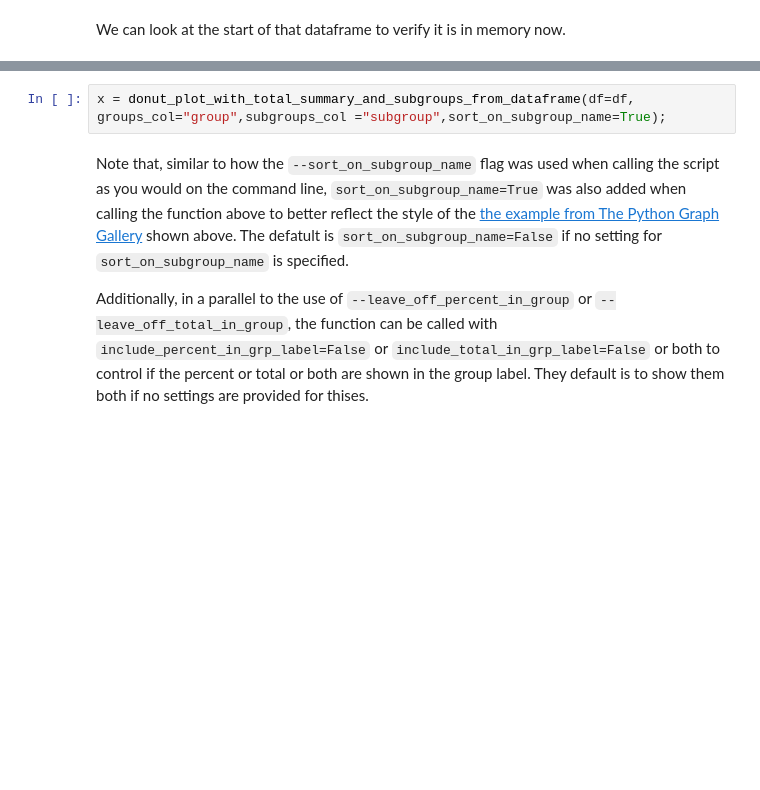
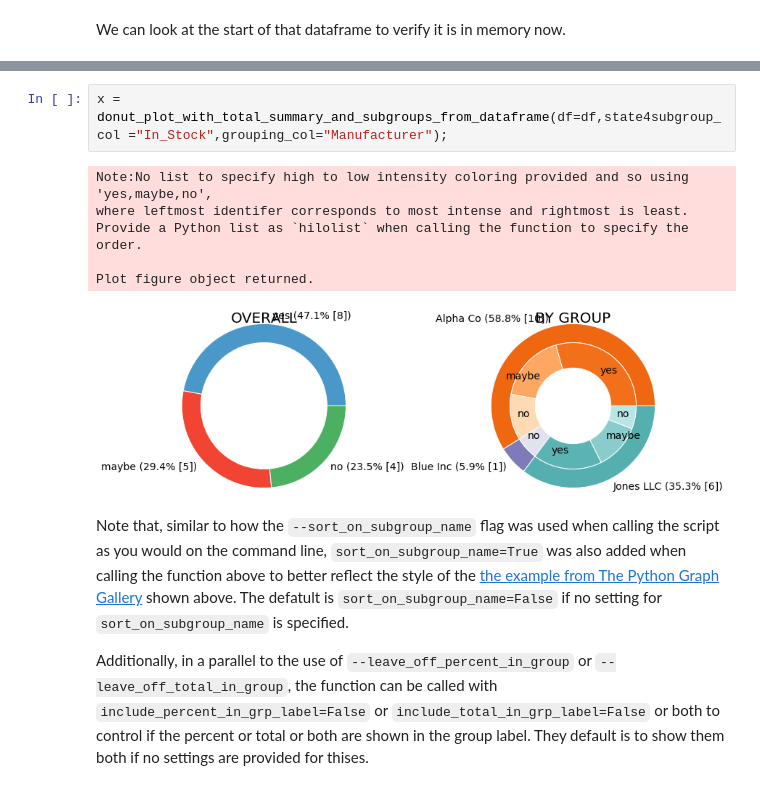
Before and after one commit to fomightez/donut_plots_with_subgroups, a Jupyter notebook: demo_summary_subgroups.ipynb, the cells around one changed output, grey strips where cells are left out. Drawn from its saved outputs; the diff is of its cells as text; blank space fills up the shorter version.

```diff
--- a/demo_summary_subgroups.ipynb
+++ b/demo_summary_subgroups.ipynb
@@ -243,5 +288,12 @@ df.head()
-# %%
-x = donut_plot_with_total_summary_and_subgroups_from_dataframe(df=df, groups_col="group",subgroups_col ="subgroup",sort_on_subgroup_name=True);
+# %%
+x = donut_plot_with_total_summary_and_subgroups_from_dataframe(df=df,state4subgroup_col ="In_Stock",grouping_col="Manufacturer");
+# %% [output]
+Note:No list to specify high to low intensity coloring provided and so using 'yes,maybe,no',
+where leftmost identifer corresponds to most intense and rightmost is least.
+Provide a Python list as `hilolist` when calling the function to specify the order.
+
+Plot figure object returned.
+[figure, added]
 # %% [markdown]
 Note that, similar to how the `--sort_on_subgroup_name` flag was used when calling the script as you would on the command line, `sort_on_subgroup_name=True` was also added when calling the function above to better reflect the style of the [the example from The Python Graph Gallery](https://python-graph-gallery.com/163-donut-plot-with-subgroups/) shown above. The defatult is `sort_on_subgroup_name=False` if no setting for `sort_on_subgroup_name` is specified.
 
```
Also changed, not shown: parts of 26 cells of this notebook, 1 other file.
